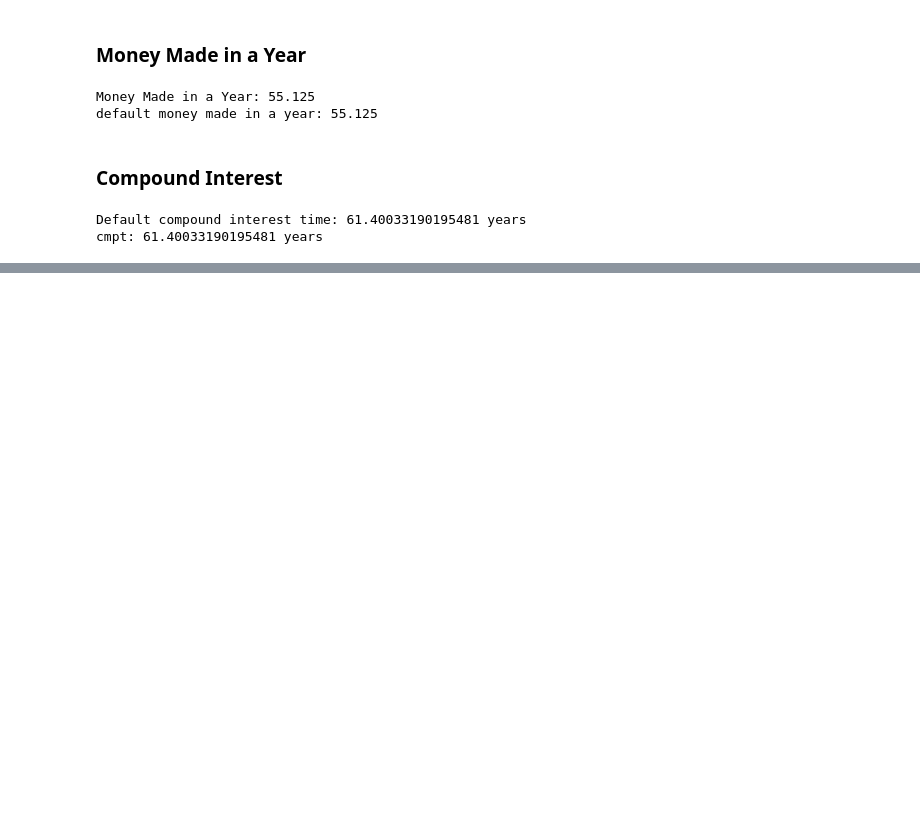
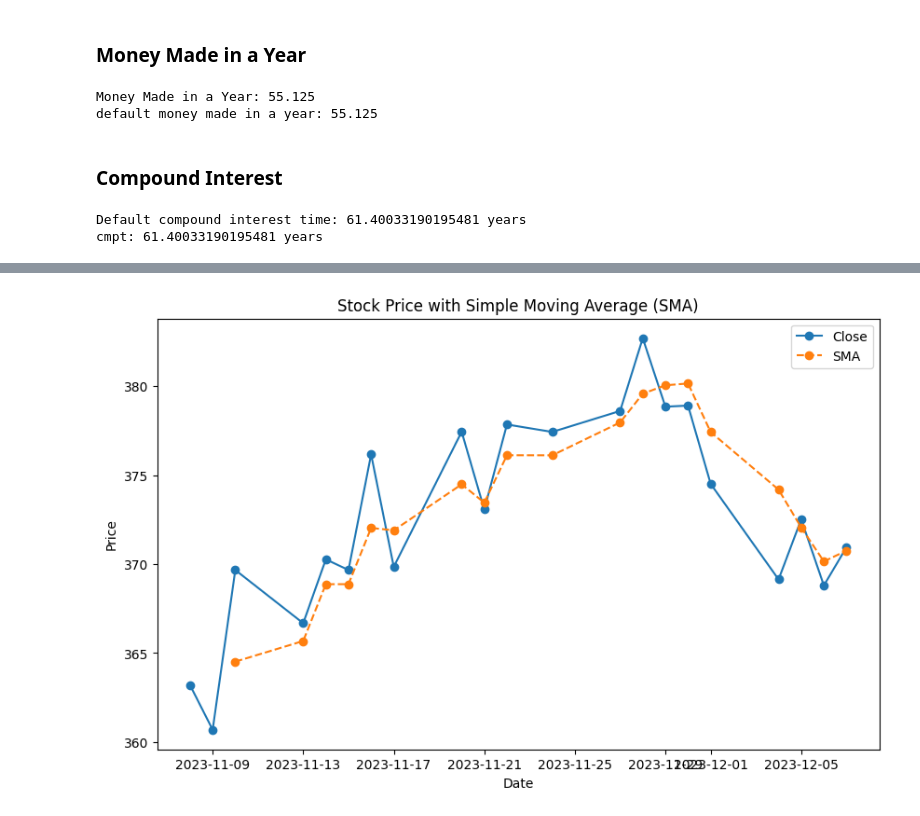
Before and after one commit to H3cth0r/statis.co, a Jupyter notebook: test.ipynb, the cells around one changed output, grey strips where cells are left out. Cells and saved outputs as stored; diff of their text form; code cells hidden in the pictures; blank space fills up the shorter version.

```diff
--- a/test.ipynb
+++ b/test.ipynb
@@ -172,0 +200,4 @@ cmpt: 61.40033190195481 years
+# %%
+window_size = 3
+msft['SMA'] = msft['Close'].rolling(window=window_size).mean()
+msft['mySMA'] = SMA(msft['Close'], 3)
@@ -172,0 +214,12 @@ cmpt: 61.40033190195481 years
+# %%
+# Plotting
+plt.figure(figsize=(10, 6))
+plt.plot(msft.index, msft['Close'], label='Close', marker='o')
+plt.plot(msft.index, msft['mySMA'], label='SMA', linestyle='--', marker='o')
+plt.title('Stock Price with Simple Moving Average (SMA)')
+plt.xlabel('Date')
+plt.ylabel('Price')
+plt.legend()
+plt.show()
+# %% [output]
+[figure, added]
```
Also changed, not shown: parts of 9 cells of this notebook, 3 other files.
